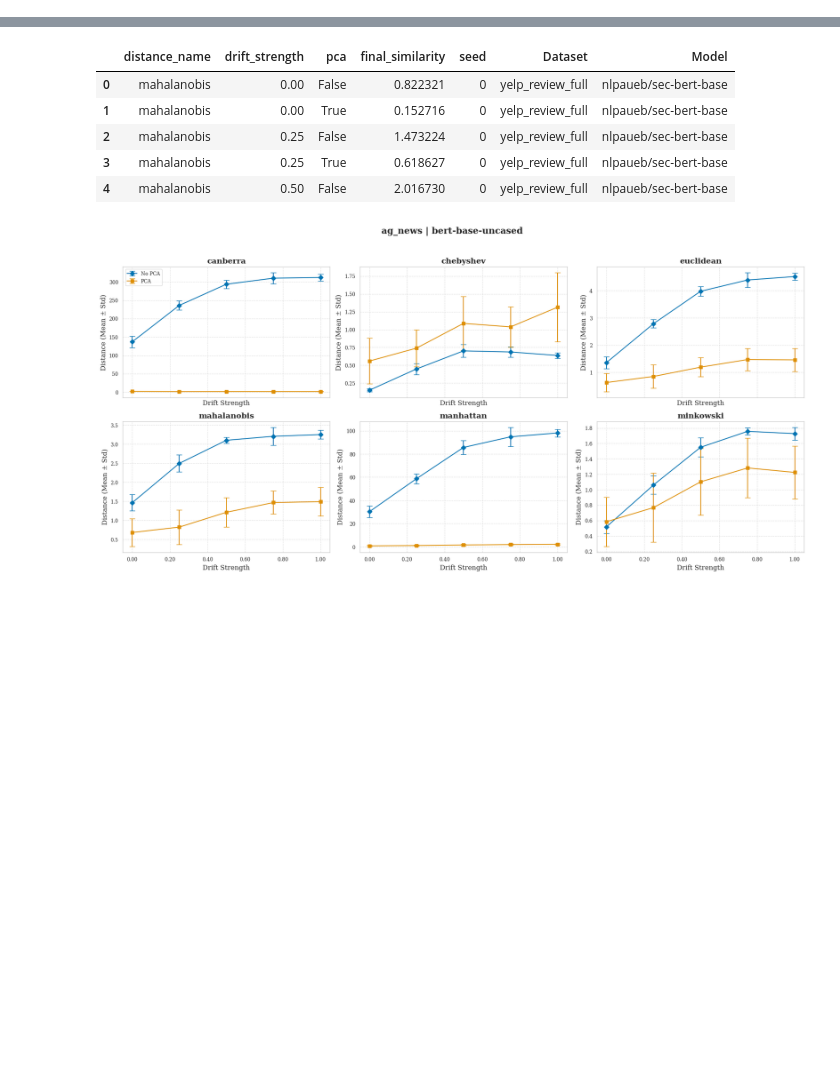
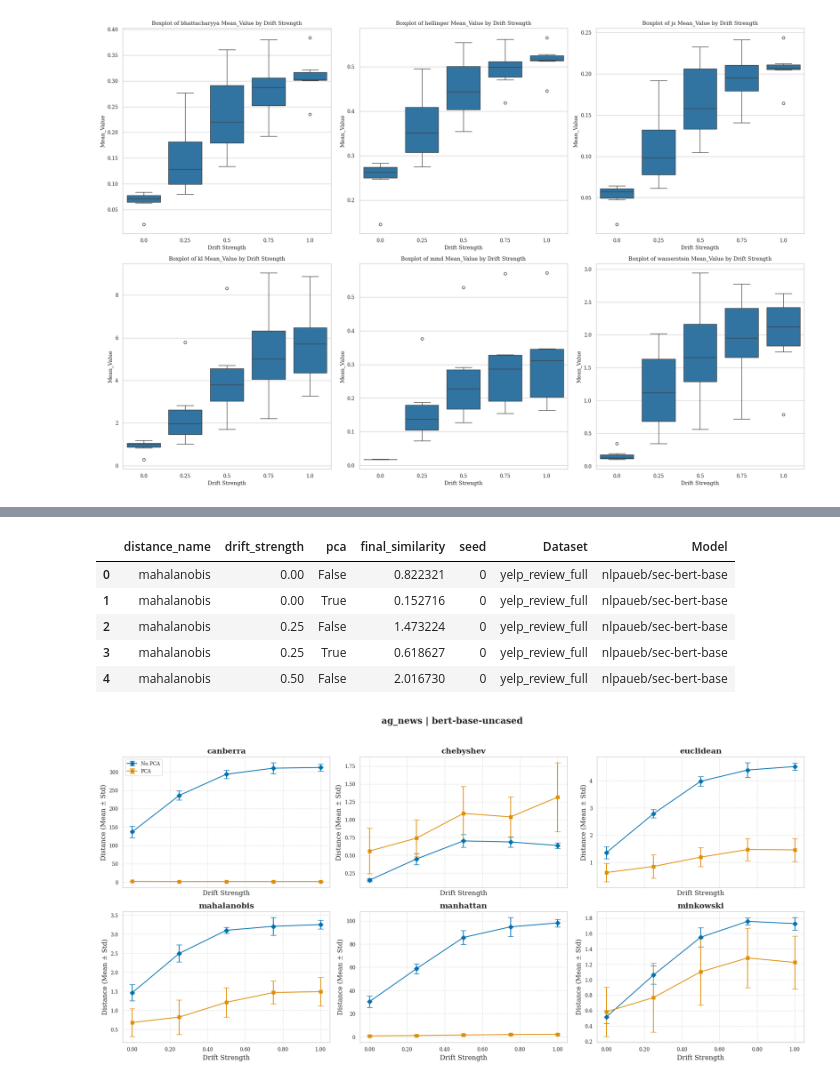
Before and after one commit to jasperbruin/driftwatch, a Jupyter notebook: LAB-experiments/final_experiments/data-analysis.ipynb, the cells around one changed output, grey strips where cells are left out. Saved outputs shown, nothing was run; the diff lists cells and outputs as text; code cells hidden in the pictures; blank space fills up the shorter version.

```diff
--- a/LAB-experiments/final_experiments/data-analysis.ipynb
+++ b/LAB-experiments/final_experiments/data-analysis.ipynb
@@ -67,0 +106,87 @@ ordered_scaled_log_results
+# %%
+import pandas as pd
+import numpy as np
+from sklearn.preprocessing import MinMaxScaler
+import seaborn as sns
+import matplotlib.pyplot as plt
+
+# Group by Measure and compute relative increase and STD per measurement
+df_sorted = df_distribution.sort_values(by=["Measure", "Dataset", "Model", "Drift Strength"])
+
+# Fill missing values with a small number
+df_sorted["Mean_Value"] = df_sorted["Mean_Value"].fillna(1e-10)
+
+# Compute the relative increase for each measurement
+df_sorted["Relative Increase"] = df_sorted.groupby(["Measure", "Dataset", "Model"])["Mean_Value"].pct_change()
+df_sorted.loc[:, "Relative Increase"] = df_sorted["Relative Increase"].fillna(0)
+
+# Compute the standard deviation per measurement
+std_per_measurement = df_sorted.groupby("Measure")["Std_Value"].mean()
+
+# Compute the relative increase per measurement (average across datasets/models)
+relative_increase_per_measurement = df_sorted.groupby("Measure")["Relative Increase"].mean()
+
+# Combine results
+results = pd.DataFrame({
+    "Relative Increase": relative_increase_per_measurement,
+    "STD": std_per_measurement
+}).reset_index()
+
+# Replace zero values with a small number
+results.replace(0, 1e-10, inplace=True)
+
+# Apply log transformation to Relative Increase and STD
+log_transformed = np.log1p(results[["Relative Increase", "STD"]])
+
+# Apply Min-Max scaling
+min_max_scaler = MinMaxScaler()
+scaled_log_values = min_max_scaler.fit_transform(log_transformed)
+
+# Create a new DataFrame with the transformed values
+scaled_log_results = results.copy()
+scaled_log_results[["Log-Scaled Relative Increase", "Log-Scaled STD"]] = scaled_log_values
+
+# Order the dataframe by Log-Scaled Relative Increase in descending order
+ordered_scaled_log_results = scaled_log_results.sort_values(by="Log-Scaled Relative Increase", ascending=False)
+
+ordered_scaled_log_results = ordered_scaled_log_results.drop(columns=["Relative Increase", "STD"])
+
+# Round the final variables to 4 decimal places
+ordered_scaled_log_results[["Log-Scaled Relative Increase", "Log-Scaled STD"]] = ordered_scaled_log_results[[
+    "Log-Scaled Relative Increase", "Log-Scaled STD"]].round(4)
+
+print(ordered_scaled_log_results)
+
+# Debugging specific measure
+hellinger_data = df_sorted[df_sorted["Measure"] == "hellinger"]
+q1 = hellinger_data["Mean_Value"].quantile(0.25)
+q3 = hellinger_data["Mean_Value"].quantile(0.75)
+iqr = q3 - q1
+lower_bound = q1 - 1.5 * iqr
+upper_bound = q3 + 1.5 * iqr
+hellinger_data.loc[hellinger_data["Mean_Value"] < lower_bound, "Mean_Value"] = lower_bound
+hellinger_data.loc[hellinger_data["Mean_Value"] > upper_bound, "Mean_Value"] = upper_bound
+
+print("Hellinger Data:")
+print(hellinger_data[["Dataset", "Model", "Drift Strength", "Mean_Value", "Relative Increase"]])
+
+# Plotting boxplots for all measures in subplots
+unique_measures = df_sorted["Measure"].unique()
+n_measures = len(unique_measures)
+n_cols = 3
+n_rows = 2
+fig, axs = plt.subplots(n_rows, n_cols, figsize=(18, 12))
+axs = axs.flatten()
+
+for i, measure in enumerate(unique_measures):
+    measure_data = df_sorted[df_sorted["Measure"] == measure]
+    sns.boxplot(x="Drift Strength", y="Mean_Value", data=measure_data, ax=axs[i])
+    axs[i].set_title(f"Boxplot of {measure} Mean_Value by Drift Strength")
+
+# Hide any unused subplots
+for j in range(i + 1, n_rows * n_cols):
+    fig.delaxes(axs[j])
+
+plt.tight_layout()
+plt.show()
+# %% [output]
@@ -68,3 +210,4 @@ ordered_scaled_log_results
+[figure, added]
 # %%
 # Set academic-style plot aesthetics
 sns.set_context("paper")
```
Also changed, not shown: parts of 11 cells of this notebook, 19 other files.
